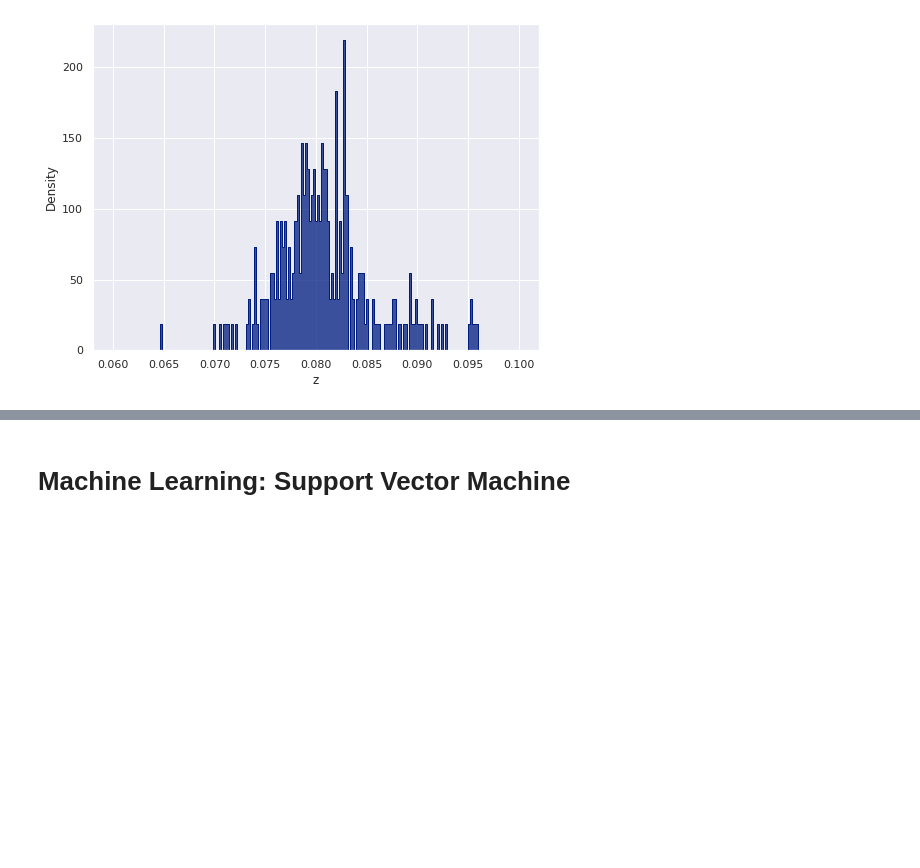
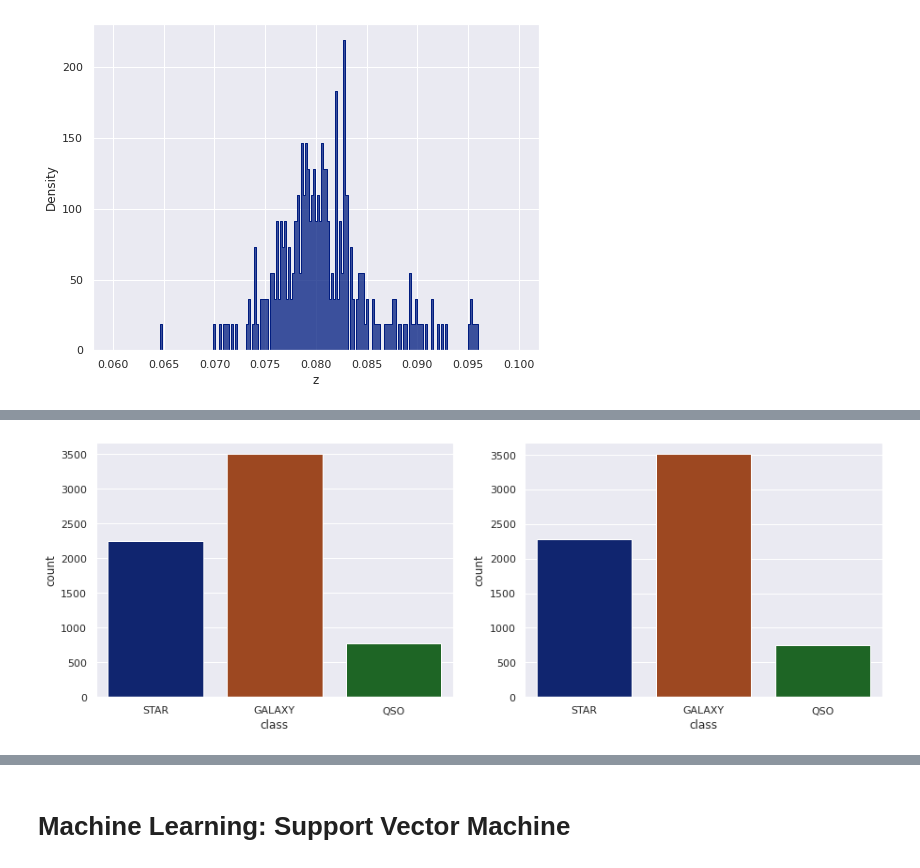
Before and after one commit to vagiedd/Machine-Learning, a Jupyter notebook: Projects/SQL/SQL.ipynb, the cells around one changed output, grey strips where cells are left out. Cells and saved outputs as stored; diff of their text form; code cells hidden in the pictures; blank space fills up the shorter version.

```diff
--- a/Projects/SQL/SQL.ipynb
+++ b/Projects/SQL/SQL.ipynb
@@ -360,0 +381,14 @@ F1-mean:  0.9170527964497813
+# %%
+pfull = model.predict(X)
+pfull = le.inverse_transform(pfull)
+fig,ax = plt.subplots(1,2,
+                      figsize=(15,5))
+sns.countplot(data=df,
+              x="class",
+              ax=ax[0])
+sns.countplot(x=pfull,
+              ax=ax[1])
+ax[1].set(xlabel='class')
+plt.show()
+# %% [output]
+[figure, added]
```
Also changed, not shown: parts of 14 cells of this notebook.
